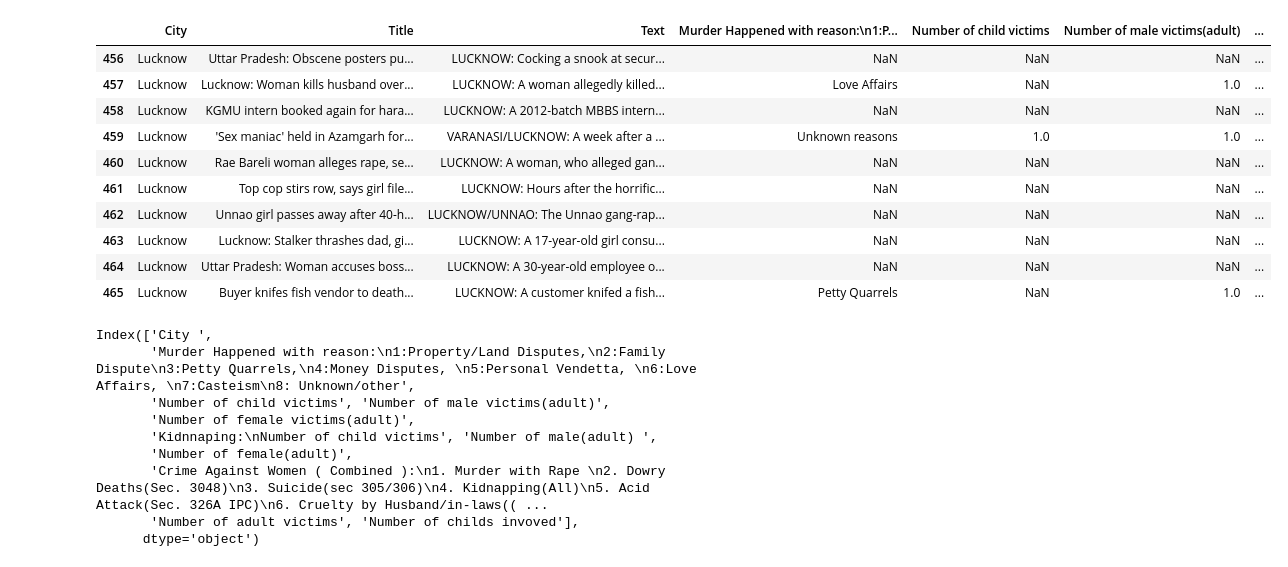
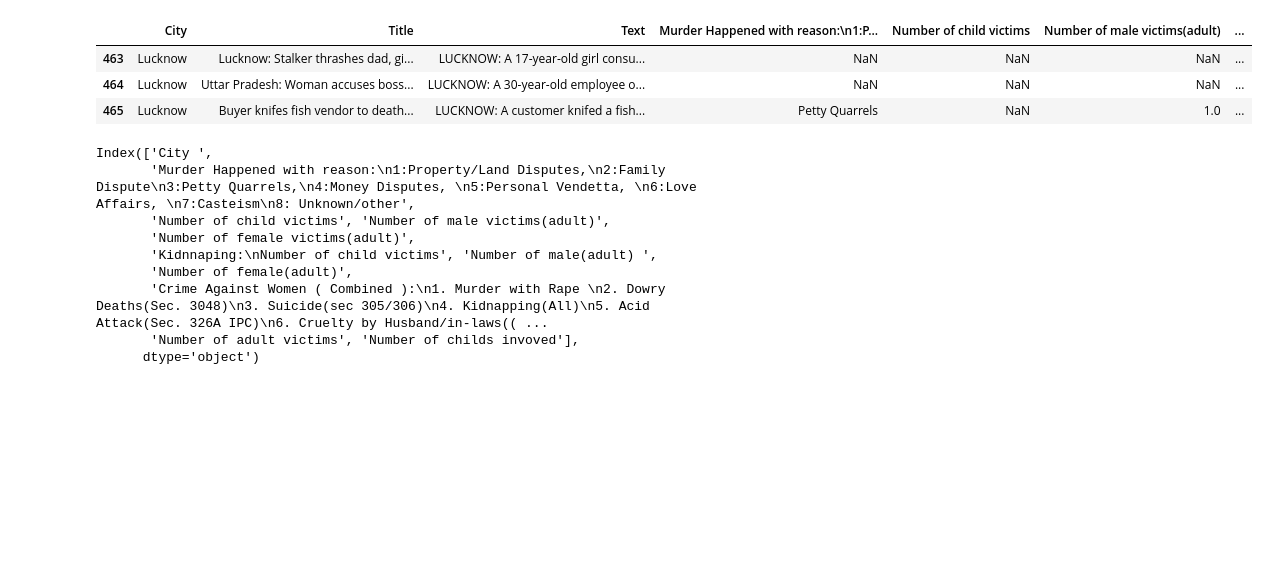
Before and after one commit to kausshhik/exploratory-data-analysis-ml, a Jupyter notebook: UP-crime/UP-crime-EDA.ipynb, the cells around one changed output. Cells and saved outputs as stored; diff of their text form; code cells hidden in the pictures; blank space fills up the shorter version.

Commit message:
UP Crime data analysis

```diff
--- a/UP-crime/UP-crime-EDA.ipynb
+++ b/UP-crime/UP-crime-EDA.ipynb
@@ -15,16 +15,9 @@ warnings.filterwarnings('ignore')
 df_main = pd.read_csv('MR data - Compiled Data Set.csv')
 df_crime = df_main.copy()
 # %%
-df_crime.tail(10)
+df_crime.tail(3)
 # %% [output]
 |  | City | Title | Text | Murder Happened with reason:\n1:P... | Number of child victims | Number of male victims(adult) | ... |
-| 456 | Lucknow | Uttar Pradesh: Obscene posters pu... | LUCKNOW: Cocking a snook at secur... | NaN | NaN | NaN | ... |
-| 457 | Lucknow | Lucknow: Woman kills husband over... | LUCKNOW: A woman allegedly killed... | Love Affairs | NaN | 1.0 | ... |
-| 458 | Lucknow | KGMU intern booked again for hara... | LUCKNOW: A 2012-batch MBBS intern... | NaN | NaN | NaN | ... |
-| 459 | Lucknow | 'Sex maniac' held in Azamgarh for... | VARANASI/LUCKNOW: A week after a ... | Unknown reasons | 1.0 | 1.0 | ... |
-| 460 | Lucknow | Rae Bareli woman alleges rape, se... | LUCKNOW: A woman, who alleged gan... | NaN | NaN | NaN | ... |
-| 461 | Lucknow | Top cop stirs row, says girl file... | LUCKNOW: Hours after the horrific... | NaN | NaN | NaN | ... |
-| 462 | Lucknow | Unnao girl passes away after 40-h... | LUCKNOW/UNNAO: The Unnao gang-rap... | NaN | NaN | NaN | ... |
 | 463 | Lucknow | Lucknow: Stalker thrashes dad, gi... | LUCKNOW: A 17-year-old girl consu... | NaN | NaN | NaN | ... |
 | 464 | Lucknow | Uttar Pradesh: Woman accuses boss... | LUCKNOW: A 30-year-old employee o... | NaN | NaN | NaN | ... |
 | 465 | Lucknow | Buyer knifes fish vendor to death... | LUCKNOW: A customer knifed a fish... | Petty Quarrels | NaN | 1.0 | ... |
```
Also changed, not shown: parts of 15 cells of this notebook.
